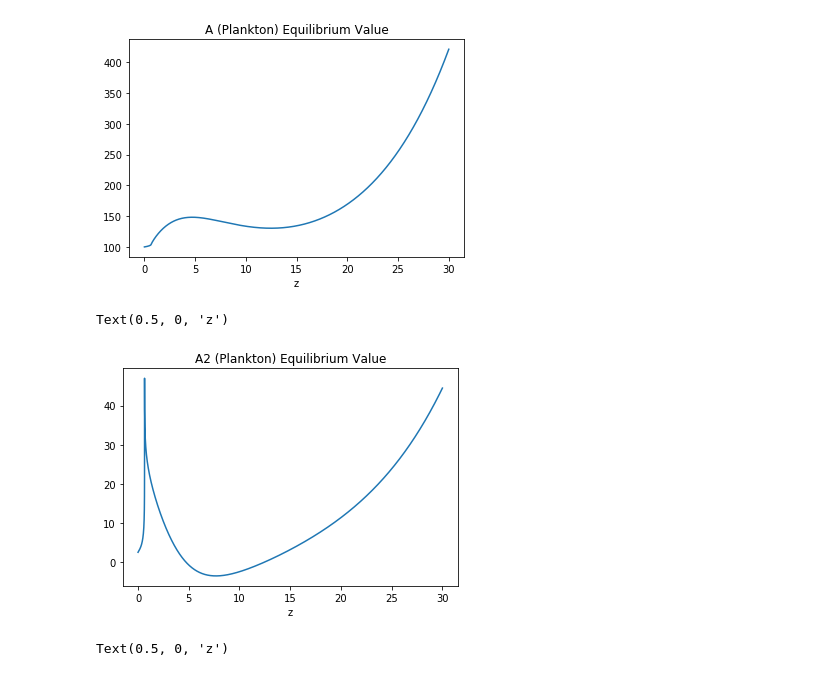
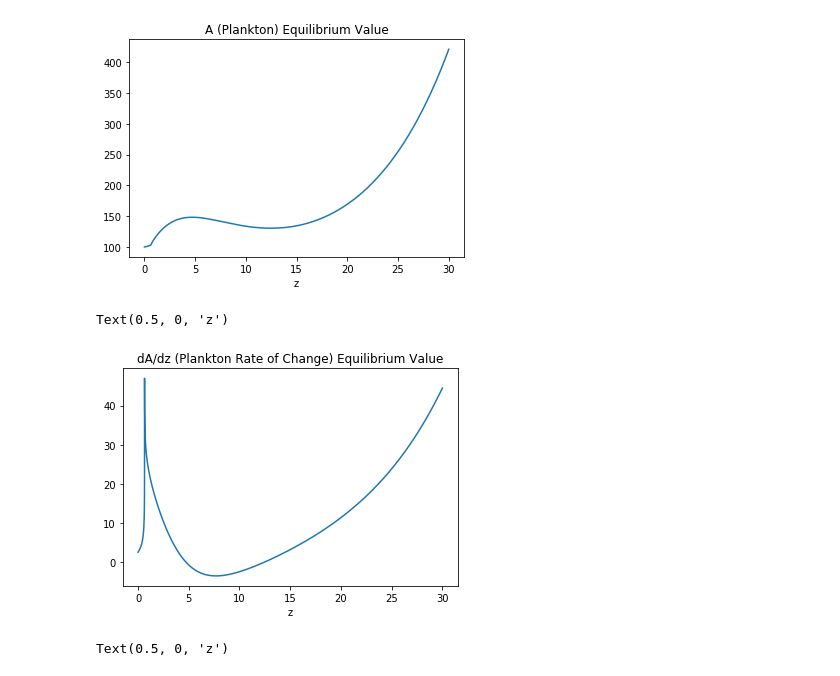
Before and after one commit to alisonpeard/phytoplankton_dynamics, a Jupyter notebook: Python Notebooks/Runge-Kutta Equilibrium ii.ipynb, the cells around one changed output. Cells and saved outputs as stored; diff of their text form; code cells hidden in the pictures.

```diff
--- a/Python Notebooks/Runge-Kutta Equilibrium ii.ipynb
+++ b/Python Notebooks/Runge-Kutta Equilibrium ii.ipynb
@@ -83,13 +84,25 @@ def plankton_equations(y):
                      -(k*A1 + kbg)*I))
     return derivatives
 
-initial_guess = np.array([A1_guess,
+initial_guess = np.array([])
+initial_conditions = np.array([A1_guess,
                               v*A1_guess/d,
                               Rb1_guess,
                               v*Rb1_guess/d,
                               Rd1_guess,
                               0,
                               I0])
+
+def end_values(values_at_zmax_integrated):
+    """ Creates Robin boundary conditions using values at zmax of integrated function and adds known BCs."""
+
+    Rb1_end = values_at_zmax_integrated[1]
+    Rd2_end = values_at_zmax_integrated[3]
+    values_at_zmax = np.array([0,           # A2
+                          d*Rd2_end/v,  # Rb1
+                          0,            # Rb2
+                          v*Rb1_end/v]) # Rd2
+    return values_at_zmax
 # %%
 def one_step_rk4(f, xvinit, Tmax, N):
     xv = xvinit                            # set first ROW to the initial conditions
@@ -137,7 +150,7 @@ second_step
 array([100.30755197, 100.00174212, 100.30772348, 100.15138682,
        100.30731913,  99.86514968,  99.87908786])
 # %%
-z, derivs = rk4(lambda x: plankton_equations(x), initial_guess, zmax, N)
+z, derivs = rk4(lambda x: plankton_equations(x), initial_conditions, zmax, N)
 # %%
 plt.plot(z,derivs[:,0])
 plt.title('A (Plankton) Equilibrium Value')
@@ -147,11 +160,11 @@ Text(0.5, 0, 'z')
 [figure]
 # %%
 plt.plot(z,derivs[:,1])
-plt.title('A2 (Plankton) Equilibrium Value')
+plt.title('dA/dz (Plankton Rate of Change) Equilibrium Value')
 plt.xlabel('z')
 # %% [output]
 Text(0.5, 0, 'z')
-[figure, old version]
+[figure, new version]
 # %%
 plt.plot(z,derivs[:,2])
 plt.title('Rb (Bound Nutrients) Equilibrium Value')
```
Also changed, not shown: parts of 15 cells of this notebook.
